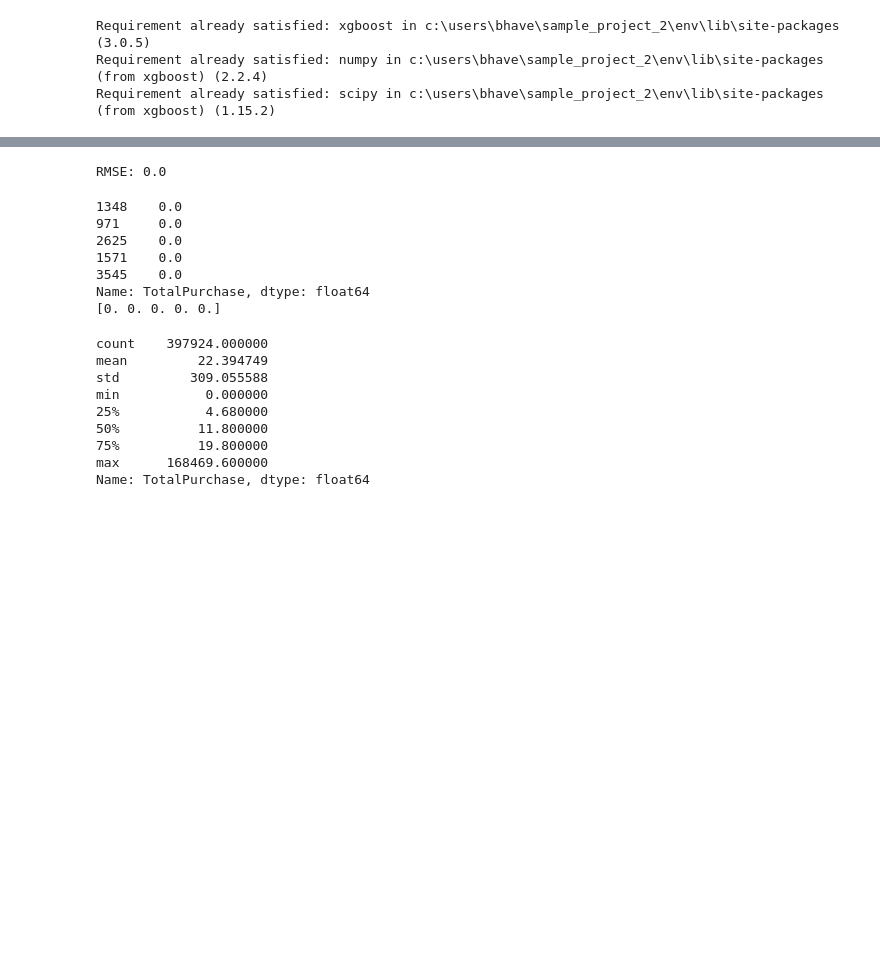
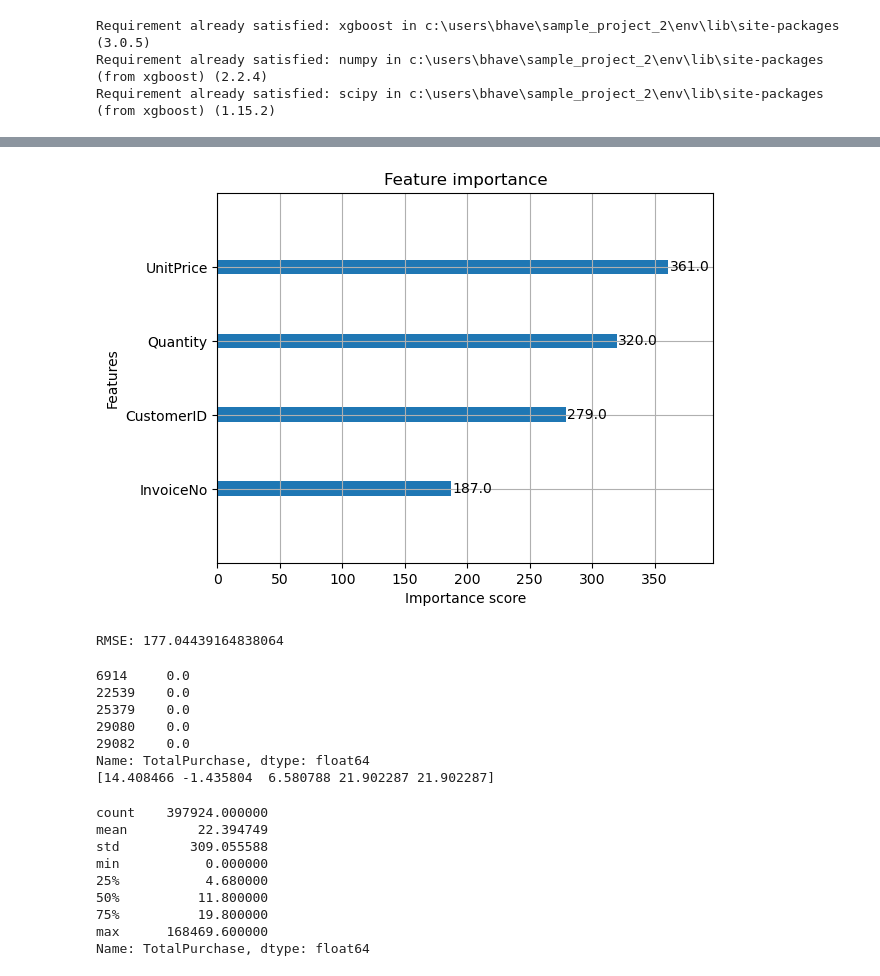
Before and after one commit to Bhavesh2123/Ecommerce-Customer-Segmentation-ltv, a Jupyter notebook: Notebooks/LTV_prediction.ipynb, the cells around one changed output, grey strips where cells are left out. Cells and saved outputs as stored; diff of their text form; code cells hidden in the pictures; blank space fills up the shorter version.

Commit message:
Updated ltv model

```diff
--- a/Notebooks/LTV_prediction.ipynb
+++ b/Notebooks/LTV_prediction.ipynb
@@ -73,6 +73,9 @@ print((y_test > 0).sum(), "non-zeros in test set")
 # %% [output]
 40 zeros in test set
 40 non-zeros in test set
+# %%
+X_train = X_train.drop(columns=['StockCode', 'Description', 'InvoiceDate', 'Country'])
+X_test = X_test.drop(columns=['StockCode', 'Description', 'InvoiceDate', 'Country'])
 # %%
 ! pip install xgboost
 from sklearn.metrics import mean_squared_error
@@ -89,21 +105,27 @@ ValueError: DataFrame.dtypes for data must be int, float, bool or category. When
 # %%
 y_pred=model.predict(X_test)
+# %%
+from xgboost import plot_importance
+plot_importance(model, importance_type='weight')
+plt.show()
+# %% [output]
+[figure, added]
 # %%
 rmse =np.sqrt(mean_squared_error(y_test, y_pred))
 print("RMSE:", rmse)
 # %% [output]
-RMSE: 0.0
+RMSE: 177.04439164838064
 # %%
 print(y_test.head())
 print(y_pred[:5])
 # %% [output]
-1348    0.0
-971     0.0
-2625    0.0
-1571    0.0
-3545    0.0
+6914     0.0
+22539    0.0
+25379    0.0
+29080    0.0
+29082    0.0
 Name: TotalPurchase, dtype: float64
-[0. 0. 0. 0. 0.]
+[14.408466 -1.435804  6.580788 21.902287 21.902287]
 # %%
 df['TotalPurchase'].describe()
 # %% [output]
```
Also changed, not shown: parts of 2 cells of this notebook, 1 other file.
